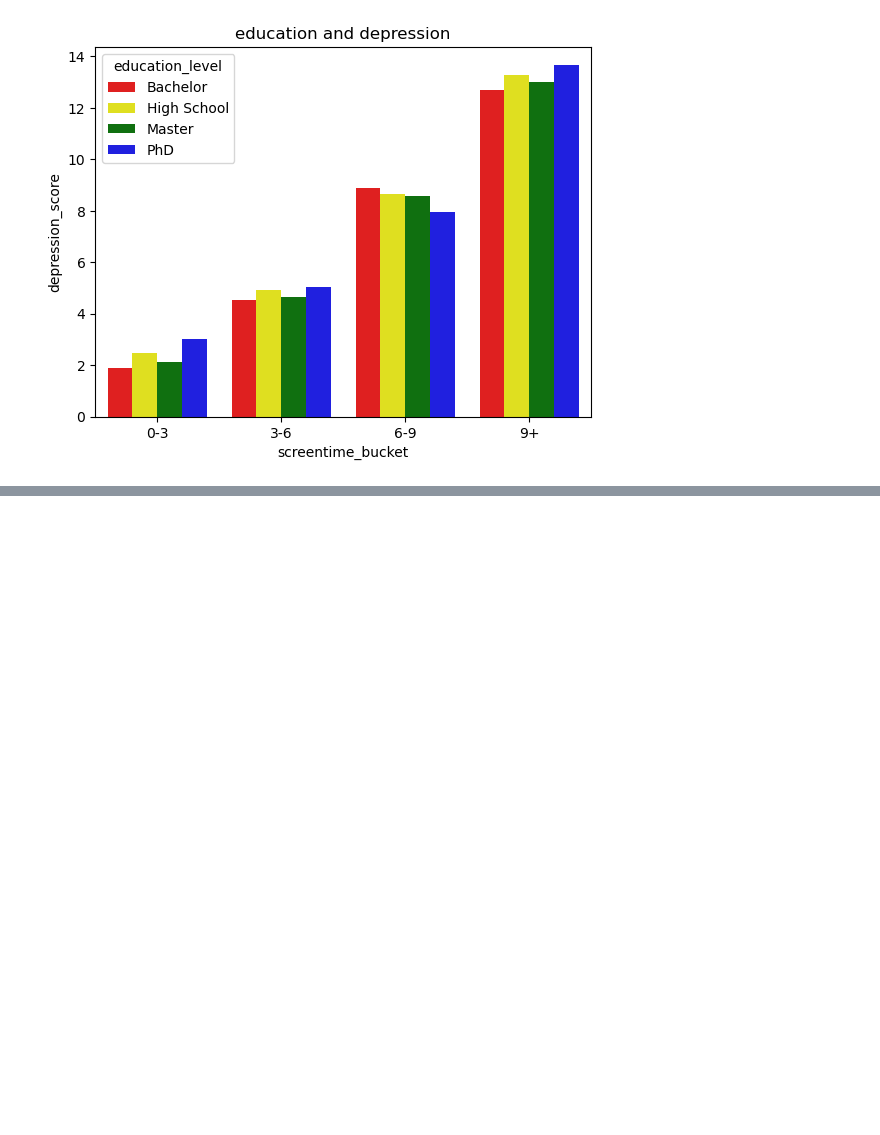
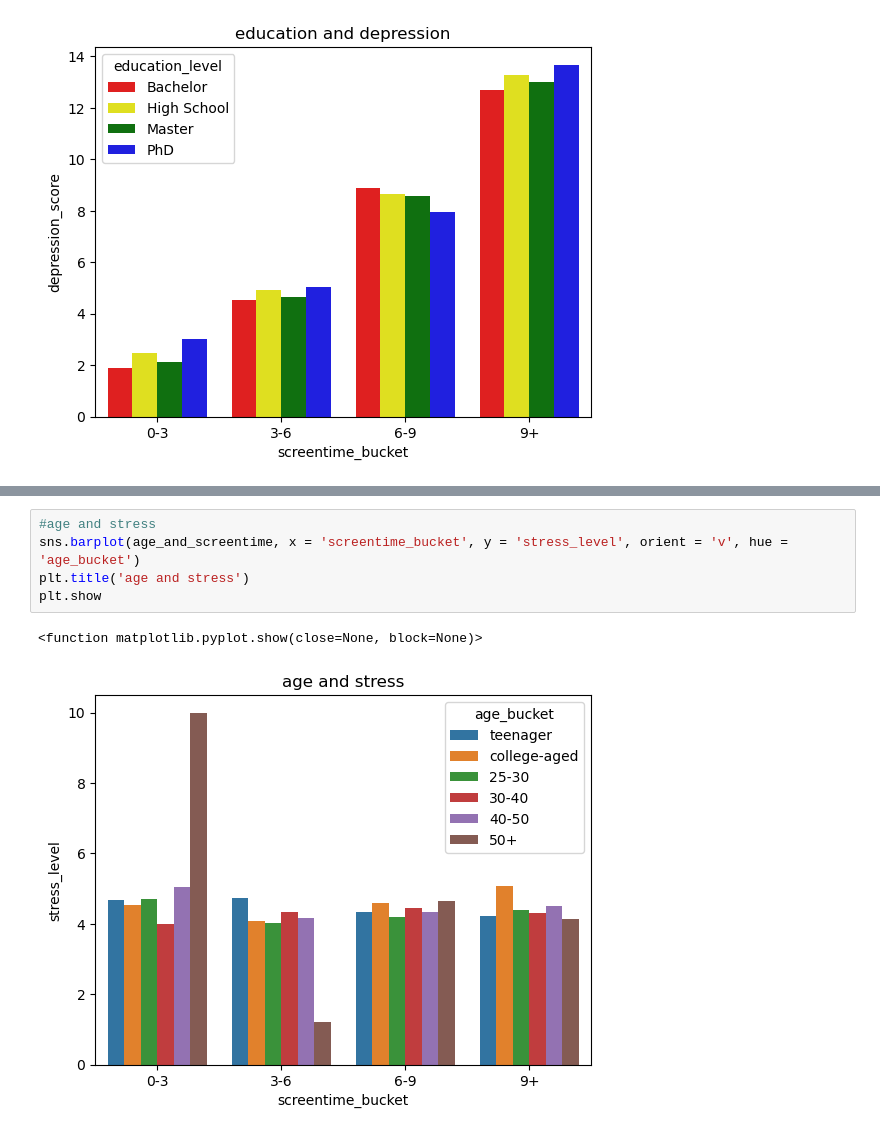
Before and after one commit to abbeygodfrey/insy6500-project, a Jupyter notebook: notebooks/data_cleanup.ipynb, the cells around one changed output, grey strips where cells are left out. Drawn from its saved outputs; the diff is of its cells as text; blank space fills up the shorter version.

```diff
--- a/notebooks/data_cleanup.ipynb
+++ b/notebooks/data_cleanup.ipynb
@@ -249,0 +266,8 @@ college-aged 0-3                     6.156930          2.116279      4.547166
+# %%
+#age and stress
+sns.barplot(age_and_screentime, x = 'screentime_bucket', y = 'stress_level', orient = 'v', hue = 'age_bucket')
+plt.title('age and stress')
+plt.show
+# %% [output]
+<function matplotlib.pyplot.show(close=None, block=None)>
+[figure, added]
```
Also changed, not shown: parts of 23 cells of this notebook, 1 other file.
